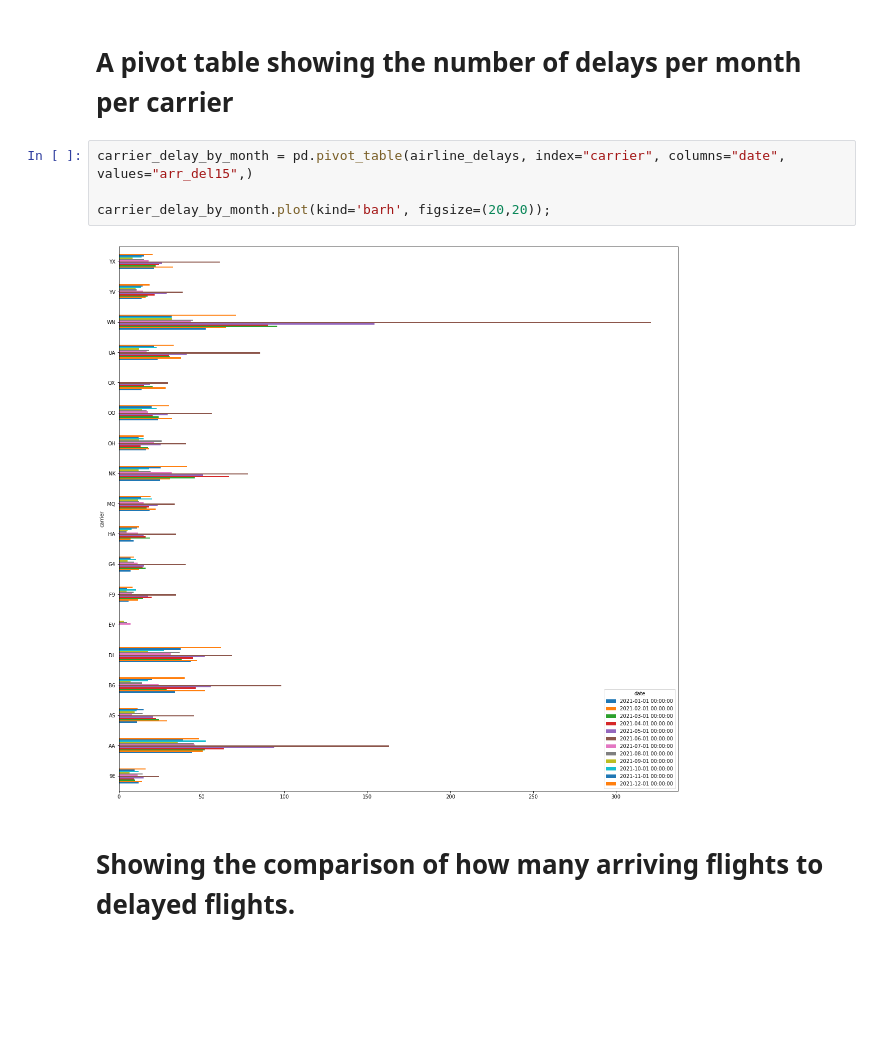
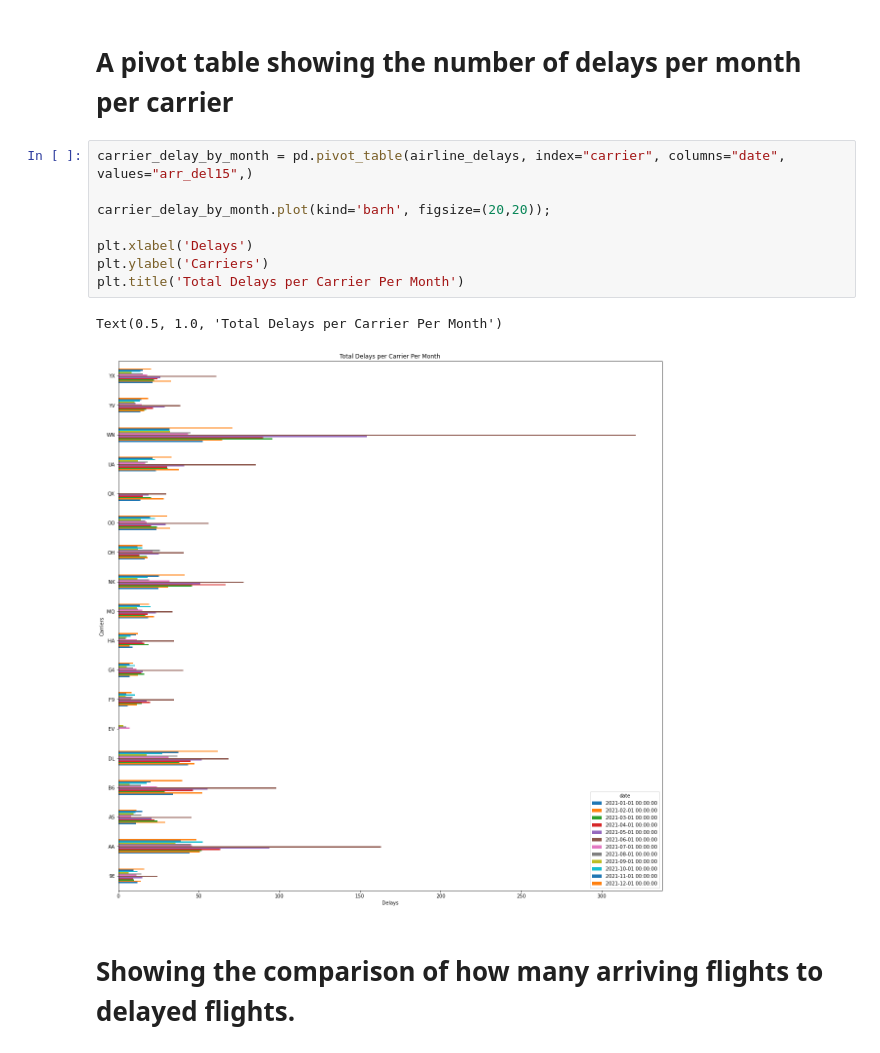
Before and after one commit to kmccoy123/Flight-Delays, a Jupyter notebook: report.ipynb, the cells around one changed output. Cells and saved outputs as stored; diff of their text form; blank space fills up the shorter version.

```diff
--- a/report.ipynb
+++ b/report.ipynb
@@ -48,8 +48,13 @@ ax = (
 # %%
 carrier_delay_by_month = pd.pivot_table(airline_delays, index="carrier", columns="date", values="arr_del15",)
 
 carrier_delay_by_month.plot(kind='barh', figsize=(20,20));
+
+plt.xlabel('Delays')
+plt.ylabel('Carriers')
+plt.title('Total Delays per Carrier Per Month')
 # %% [output]
+Text(0.5, 1.0, 'Total Delays per Carrier Per Month')
-[figure, old version]
+[figure, new version]
 # %% [markdown]
 # Showing the comparison of how many arriving flights to delayed flights.
```
Also changed, not shown: parts of 2 cells of this notebook, 2 other files.
